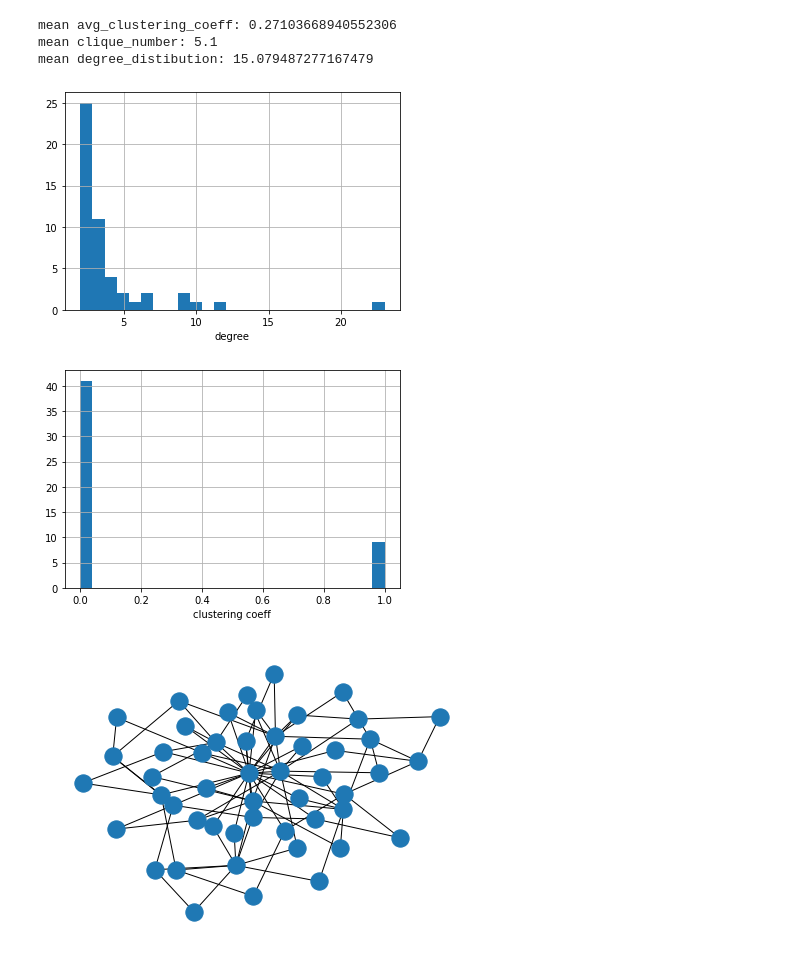
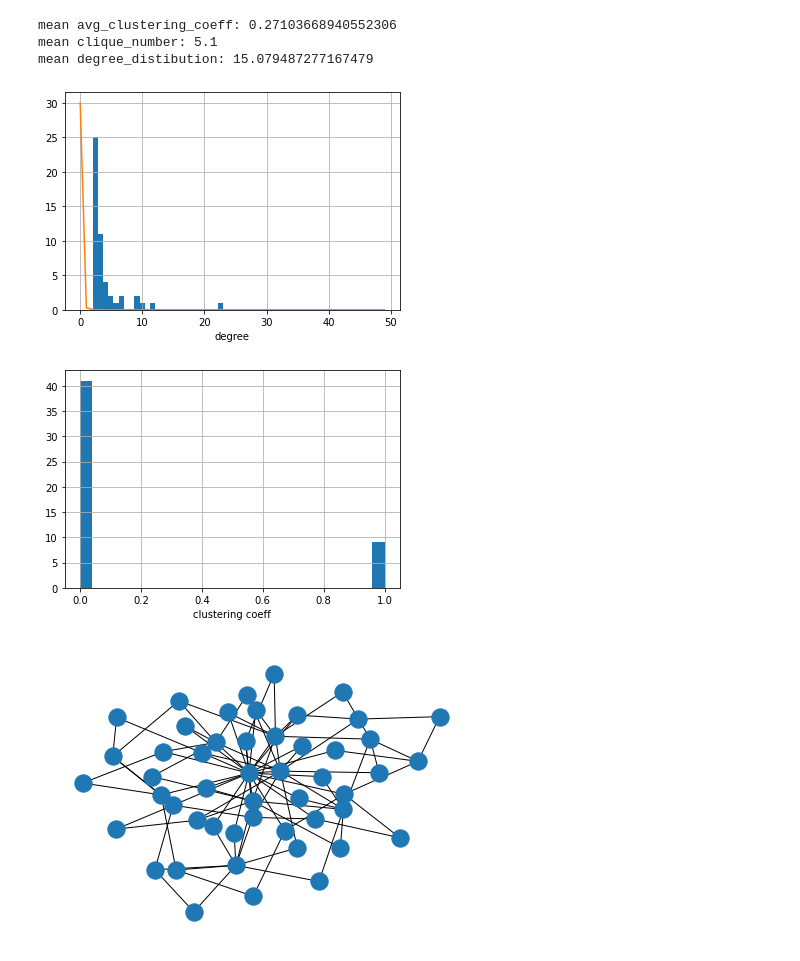
Before and after one commit to alexunderch/Master_materials, a Jupyter notebook: gpaphs_and_nets/МТИИ_графы_домашнее_задание_3.ipynb, the cells around one changed output. Saved outputs shown, nothing was run; the diff lists cells and outputs as text; code cells hidden in the pictures.

```diff
--- a/gpaphs_and_nets/МТИИ_графы_домашнее_задание_3.ipynb
+++ b/gpaphs_and_nets/МТИИ_графы_домашнее_задание_3.ipynb
@@ -171,22 +173,22 @@ mean degree_distibution: 15.079487277167479
 # %%
 seed = 42
 n0 = 2
 n = 50
 m = 2
 alpha = 1.0
 G, stats =  set_experiment(n0, n, m, alpha, seed)
 plt.hist([ G.degree(node) for node in G.nodes()], bins = len(G)//2)
 plt.grid()
-# plt.plot(list(G.nodes()), [1./ (node ** 3 + 1e-2)for node in G.nodes()])
+plt.plot(list(G.nodes()), [3./ (node ** 3 + 1e-1)for node in G.nodes()])
 plt.xlabel("degree")
 plt.show()
 
 plt.hist([int(nx.clustering(G, node)) for node in G.nodes()], bins = len(G)//2)
 plt.grid()
 plt.xlabel("clustering coeff")
 plt.show()
 # %% [output]
-[figure, old version]
+[figure, new version]
 [figure]
 # %%
 nx.draw_kamada_kawai(G)
```
Also changed, not shown: parts of 2 cells of this notebook.
